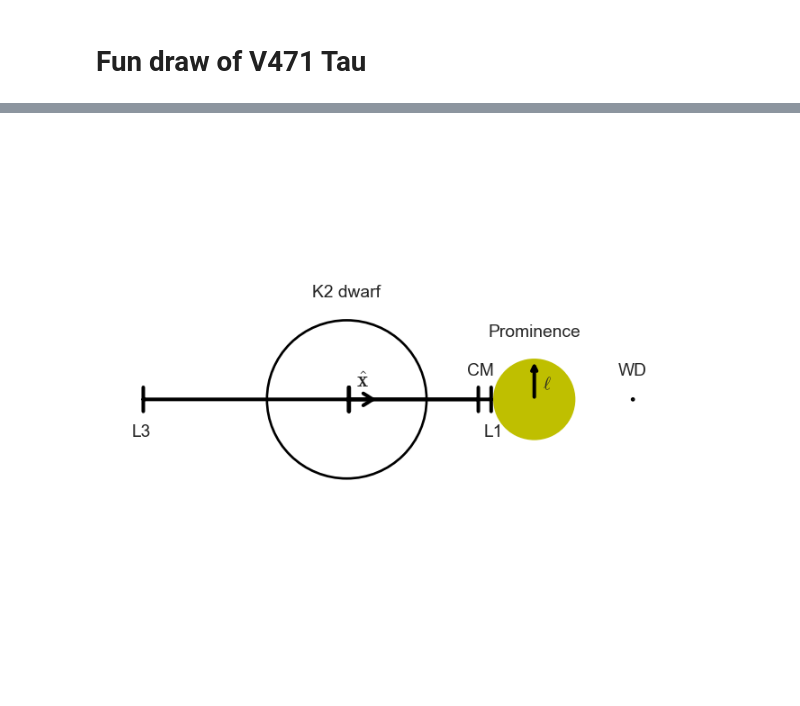
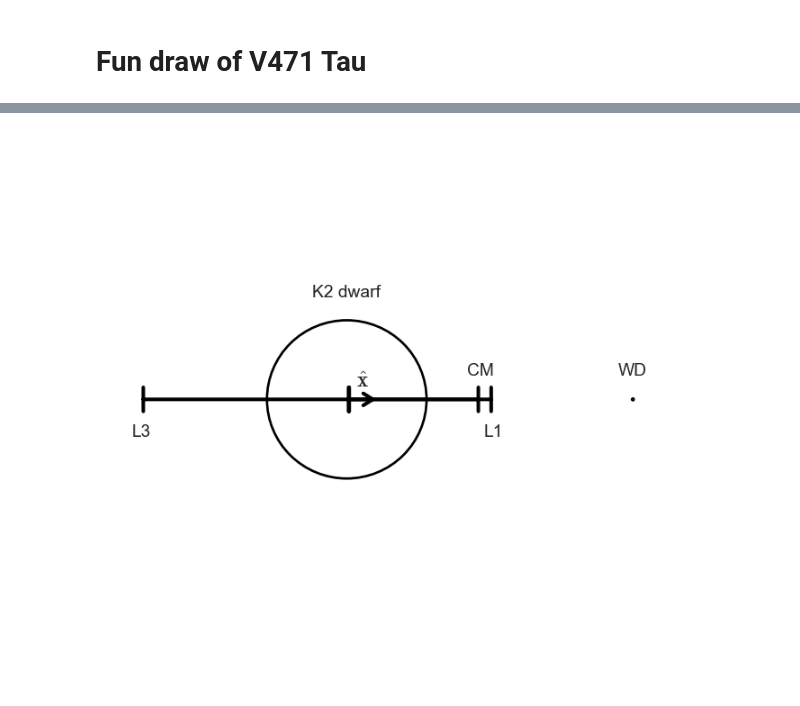
Before and after one commit to bzaire/Reports, a Jupyter notebook: SystemDraw.ipynb, the cells around one changed output, grey strips where cells are left out. Drawn from its saved outputs; the diff is of its cells as text; code cells hidden in the pictures.

```diff
--- a/SystemDraw.ipynb
+++ b/SystemDraw.ipynb
@@ -33,10 +33,10 @@ def draw_prominence(ax, x=.0, y=.0, radius=1., quote=None, color='k', lw=2, xyte
 
     ax.annotate(r'$\ell$', xy=(x+0.2*radius, y+0.4*radius), xytext=(0,0),
                 xycoords='axes fraction', textcoords='offset points',
-                ha='left', va='center', fontsize='x-large')
+                ha='left', va='center', fontsize='xx-large')
 
     if quote:
-        ax.annotate(quote, xy=(x, y+radius), xytext=xytext,
+        ax.annotate(quote, xy=(x, y+radius), xytext=xytext, color='r',
                 xycoords='axes fraction', textcoords='offset points',
                 ha='center', fontsize='x-large')
 
@@ -110,33 +164,33 @@ Dl3 = -2.58*RK2
 # CM
 DCM = 1.679*RK2
 
 XINIT = RK2*2.69
 YINIT = 0.5
 #with P.xkcd():
 if True:
     fig, ax = P.subplots(figsize=(6,3.5), dpi=96)
     # Stars
     draw_star(ax, x=XINIT, y=YINIT, radius=RK2, quote='K2 dwarf')
     draw_star(ax, x=Dist + XINIT, y=YINIT, radius=RWD, quote='WD')
     # Prominence
-    draw_prominence(ax, x=Dprom + XINIT, y=YINIT, radius=Rprom, quote='Prominence', color='y', fc='y')
+#    draw_prominence(ax, x=Dprom + XINIT, y=YINIT, radius=Rprom, quote='Prominence', color='y', fc='y')
     # L1
     draw_points(ax, x = Dl1  + XINIT, y= YINIT, quote= 'L1')
     # L2
 #    draw_points(ax, x = Dl2  + XINIT, y= YINIT, quote= 'L2')
     # L3
     draw_l3(ax, x = Dl3  + XINIT, y= YINIT, quote= 'L3')
     # CM
     draw_points(ax, x = DCM  + XINIT, y= YINIT, top=True, quote= 'CM') # r'd$_\mathrm{CM}$')
     #
     draw_axis(ax, x = RK2*2/5 + XINIT, y= YINIT)
 
     #P.text(0.5, 0.79, 'V471 Tau', fontsize='x-large', ha='center', fontweight='bold')
 
 
     # remove axis
     P.axis('off')
 fig.subplots_adjust(left=0, right=1, top=1.3, bottom=-0.4)
-P.savefig('figs/system.pdf')
+#P.savefig('figs/system.pdf')
 # %% [output]
-[figure, old version]
+[figure, new version]
```
Also changed, not shown: parts of 1 cell of this notebook, 23 other files.
